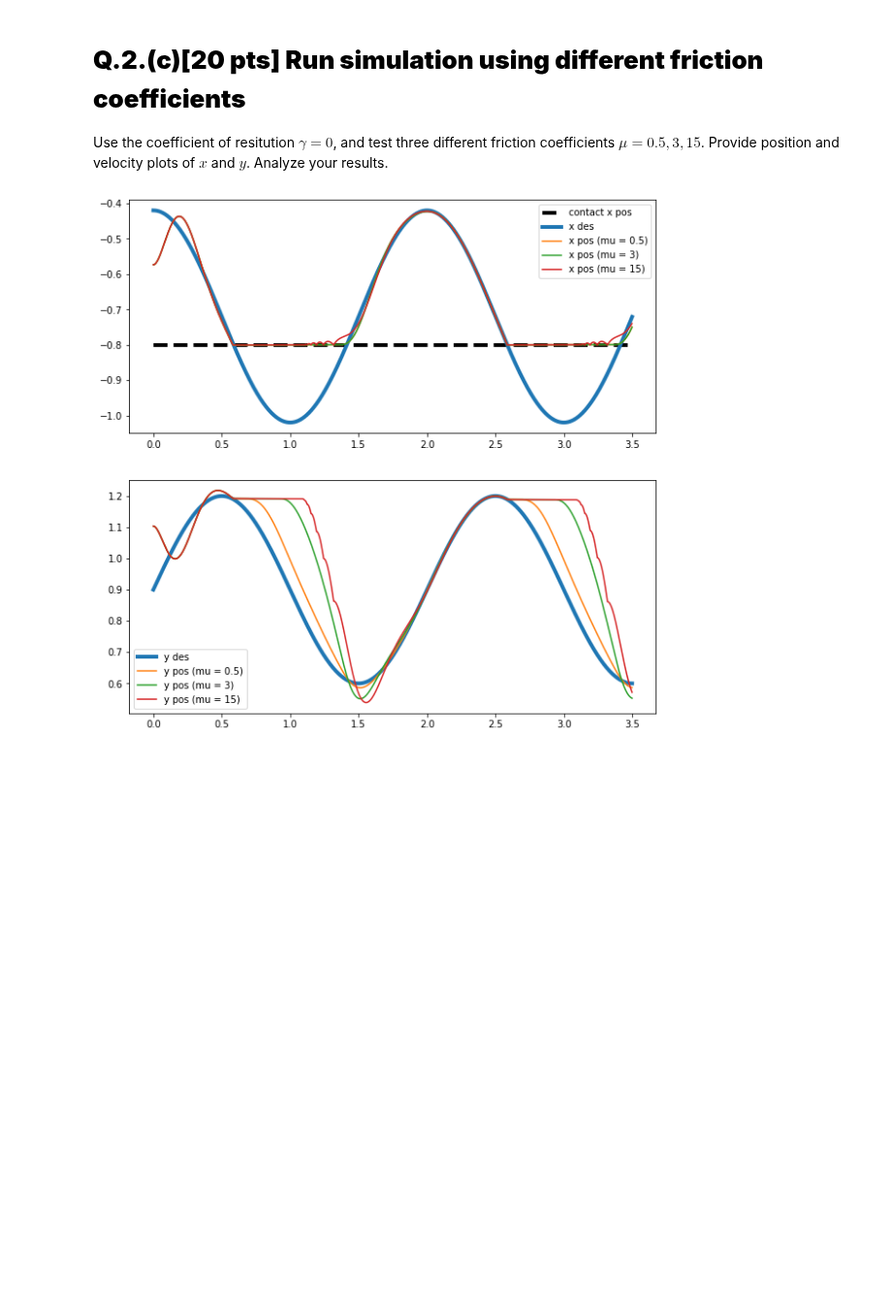
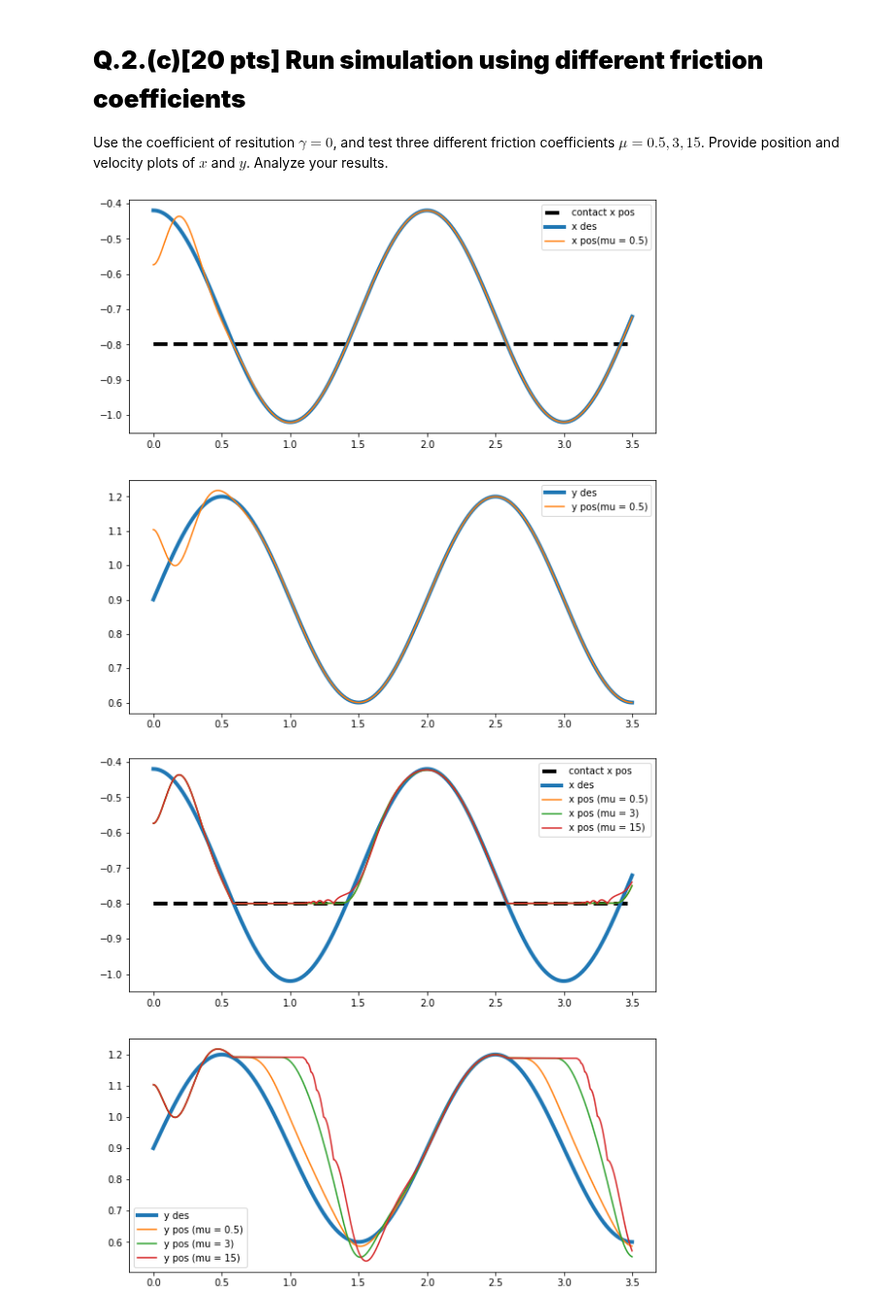
Before and after one commit to vdlphm/CS403-Fall-2023, a Jupyter notebook: hw10/hw10.ipynb, the cells around one changed output. Shown at 97% size. Cells and saved outputs as stored; diff of their text form; code cells hidden in the pictures; blank space fills up the shorter version.

```diff
--- a/hw10/hw10.ipynb
+++ b/hw10/hw10.ipynb
@@ -432,3 +433,28 @@ ctrl_func = lambda x, params, xee_des: OSC_controller(x, params, xee_des, Kp = 2
+# %%
+fig= plt.figure(figsize=(10,10))
+keypoints_osc_1 = np.array(key_pts_osc_1)
+# keypoints_osc_2 = np.array(key_pts_osc_2)
+# keypoints_osc_3 = np.array(key_pts_osc_3)
+
+# Write your code: Plot x, y of the tip
+ax = plt.subplot(2,1,1)
+ax.plot([ts[0], ts[-1]], [xC, xC], 'k--', lw=4, label='contact x pos')
+ax.plot(ts, xee_des_circular[:,0], label='x des', linewidth = 4)
+ax.plot(ts[:-1], keypoints_osc_1[:, 3, 0], label='x pos(mu = 0.5)')
+# ax.plot(ts[:-1], keypoints_osc_2[:, 3, 0], label='x pos(mu = 3)')
+# ax.plot(ts[:-1], keypoints_osc_3[:, 3, 0], label='x pos(mu = 15)')
+ax.legend()
+
+ax = plt.subplot(2,1,2)
+ax.plot(ts, xee_des_circular[:,1], label='y des', linewidth = 4)
+ax.plot(ts[:-1], keypoints_osc_1[:, 3, 1], label='y pos(mu = 0.5)')
+# ax.plot(ts[:-1], keypoints_osc_2[:, 3, 1], label='y pos(mu = 3)')
+# ax.plot(ts[:-1], keypoints_osc_3[:, 3, 1], label='y pos(mu = 15)')
+ax.legend()
+
+plt.show()
+# %% [output]
+[figure, added]
 # %%
 fig= plt.figure(figsize=(10,10))
 keypoints_osc_1 = np.array(key_pts_osc_1)
```
Also changed, not shown: parts of 5 cells of this notebook.
